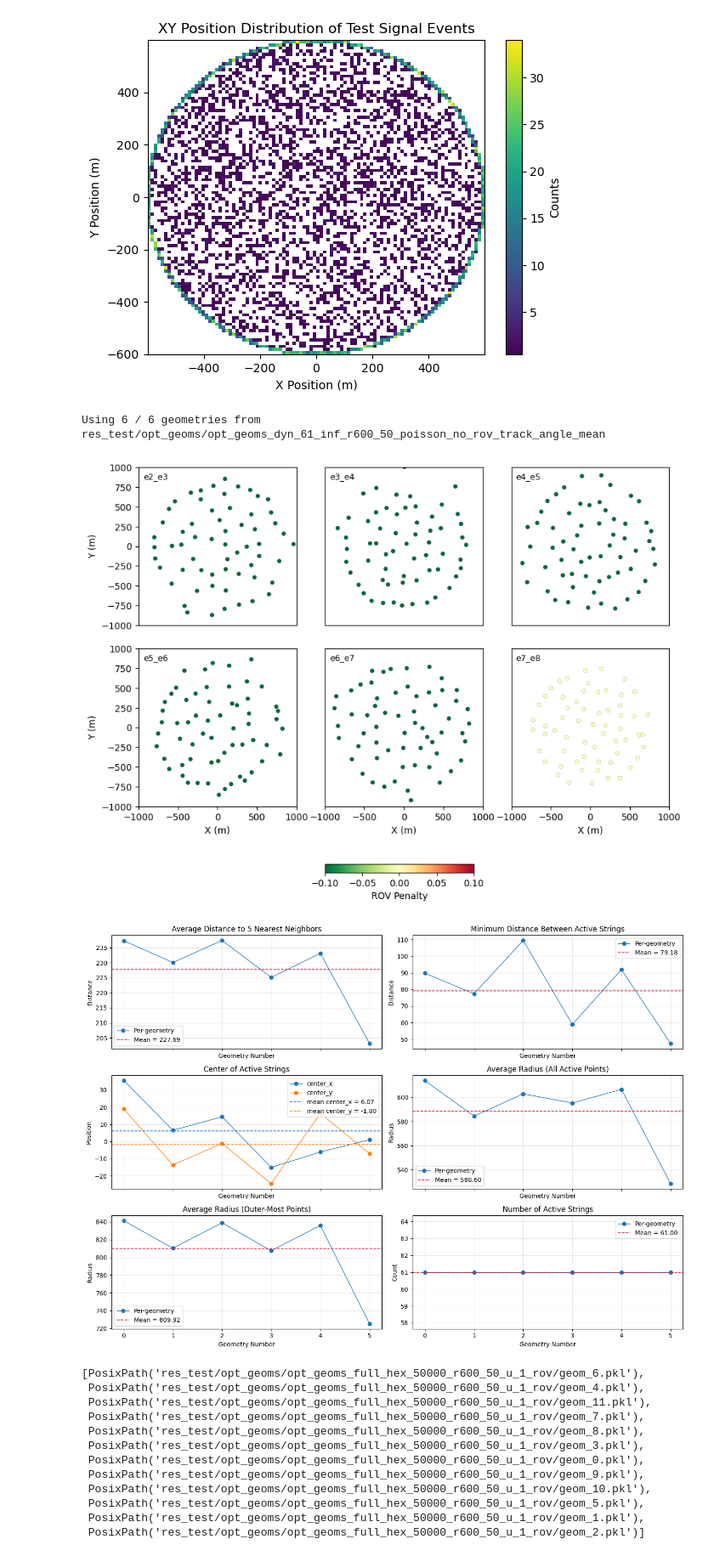
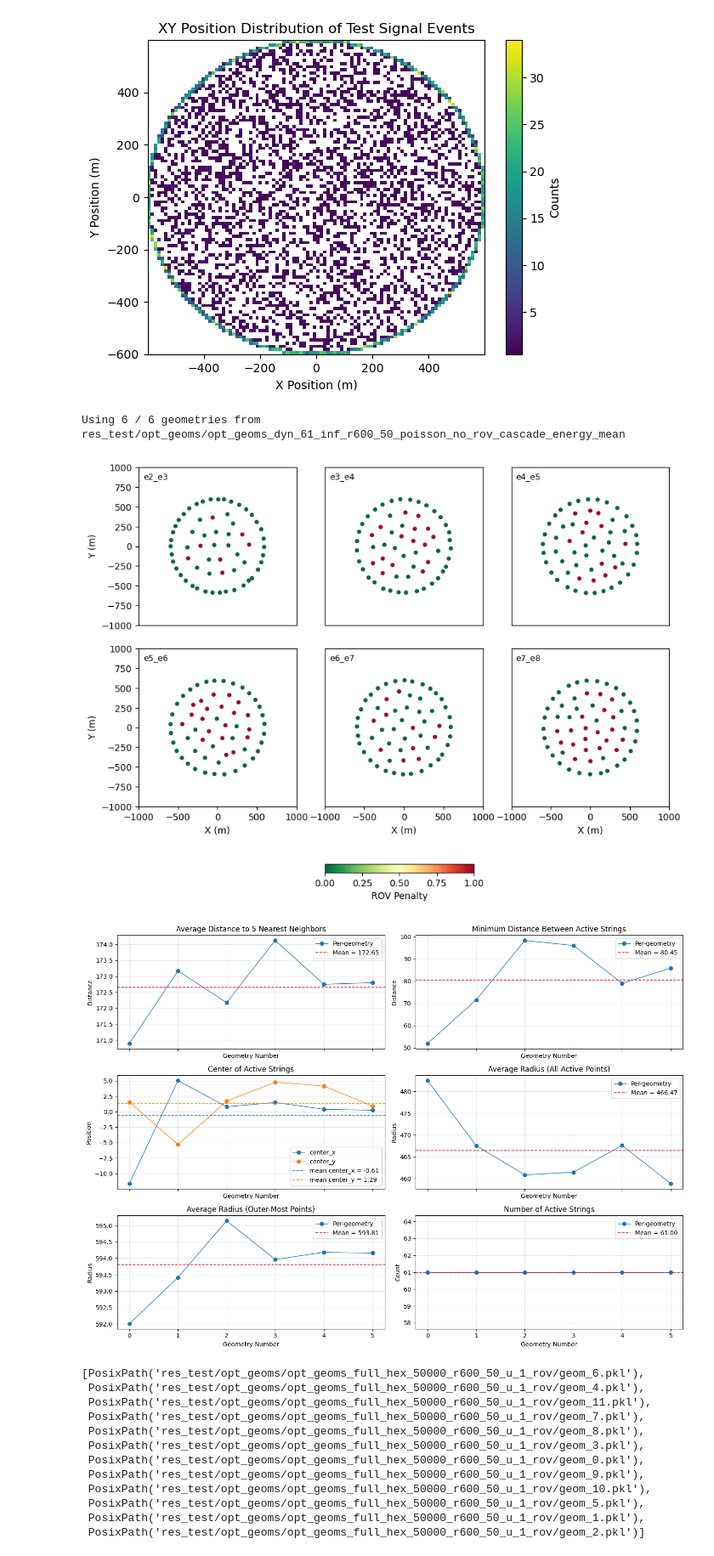
Before and after one commit to kristiantcho/nugget, a Jupyter notebook: nugget/examples/test_evaluation.ipynb, the cells around one changed output. Shown at 85% size. Cells and saved outputs as stored; diff of their text form; code cells hidden in the pictures.

```diff
--- a/nugget/examples/test_evaluation.ipynb
+++ b/nugget/examples/test_evaluation.ipynb
@@ -342,7 +342,7 @@ from scipy.spatial import ConvexHull
 
 device='cuda:2'
 # Folder containing geom_*.pkl files
-geom_folder = Path("res_test/opt_geoms/opt_geoms_dyn_61_inf_r600_50_poisson_no_rov_track_angle_mean")
+geom_folder = Path("res_test/opt_geoms/opt_geoms_dyn_61_inf_r600_50_poisson_no_rov_cascade_energy_mean")
 num_angles = 360
 num_cols = 3
 zoom_range = 1000
@@ -397,7 +397,7 @@ for ind, geom_path in enumerate(geom_paths):
     rov_per_string = (
         rov_loss(geom_dict,
                 num_angles=num_angles,
-                rov_alt_mode=False,
+                rov_alt_mode=True,
                 **{
                 'detach_other_probs':True,
                 'rov_soft_inside':False,
@@ -407,20 +407,21 @@ for ind, geom_path in enumerate(geom_paths):
                  )["rov_penalty_per_string"]
         * len(geom_dict["string_xy"])
     )
-    all_rov_penalties.extend(rov_per_string.detach().cpu().numpy().ravel())
+    # print(f"Geometry {geom_idx}: ROV penalty per string: {rov_per_string.detach().cpu().numpy()}")
+    all_rov_penalties.extend(rov_per_string.detach().cpu().numpy().ravel().clip(0, np.inf))  # Clip to avoid negative values due to numerical issues
 
     geom_records.append({
         "idx": geom_idx,
         "path": geom_path,
         "geom_dict": geom_dict,
-        "rov_per_string": rov_per_string,
+        "rov_per_string": rov_per_string.clamp(min=0),  # Clamp to avoid negative values due to numerical issues
     })
 
 if len(all_rov_penalties) == 0:
     raise RuntimeError("No ROV penalty values were computed")
 
-vmin = float(np.min(all_rov_penalties))
-vmax = float(np.max(all_rov_penalties))
+vmin = 0
+vmax = max(float(np.max(all_rov_penalties)), 1)
 
 # --- Figure 1: geometry grid ---
 num_geoms = len(geom_records)
@@ -463,7 +464,7 @@ for plot_i in range(num_rows * num_cols):
         alpha=sig_weights[sig_weights > 0.7],
         s=20,
         cmap="RdYlGn_r",
-        vmin=vmin,
+        vmin=0,
         vmax=vmax,
         edgecolors="k",
         linewidths=0.1,
@@ -507,6 +508,9 @@ if scatter is not None:
     cax = fig.add_axes([0.40, 0.01, 0.25, 0.02])
     cbar = fig.colorbar(scatter, cax=cax, orientation="horizontal")
     cbar.set_label("ROV Penalty")
+    cbar.set_ticks(np.linspace(0, vmax, 5))
+    cbar.ax.set_xlim(0, vmax)
+    # cbar.set_ticks(np.linspace(vmin, vmax, 5))
 
 plt.show()
 
@@ -623,36 +627,36 @@ axes2[2].legend()
 axes2[2].grid(alpha=0.3)
 
 axes2[3].plot(stats_idx, avg_radius_all, marker="o", linewidth=1, label="Per-geometry")
 axes2[3].axhline(avg_radius_all_mean, color="crimson", linestyle="--", linewidth=1.2, label=f"Mean = {avg_radius_all_mean:.2f}")
 axes2[3].set_title("Average Radius (All Active Points)")
 axes2[3].set_ylabel("Radius")
 axes2[3].grid(alpha=0.3)
 axes2[3].legend()
 
 axes2[4].plot(stats_idx, avg_radius_outer, marker="o", linewidth=1, label="Per-geometry")
 axes2[4].axhline(avg_radius_outer_mean, color="crimson", linestyle="--", linewidth=1.2, label=f"Mean = {avg_radius_outer_mean:.2f}")
 axes2[4].set_title("Average Radius (Outer-Most Points)")
 axes2[4].set_xlabel("Geometry Number")
 axes2[4].set_ylabel("Radius")
 axes2[4].grid(alpha=0.3)
 axes2[4].legend()
 
 axes2[5].plot(stats_idx, active_string_counts, marker="o", linewidth=1, label="Per-geometry")
 axes2[5].axhline(active_string_count_mean, color="crimson", linestyle="--", linewidth=1.2, label=f"Mean = {active_string_count_mean:.2f}")
 axes2[5].set_title("Number of Active Strings")
 axes2[5].set_ylabel("Count")
 axes2[5].grid(alpha=0.3)
 axes2[5].legend()
 
 for ax in axes2:
     ax.set_xlabel("Geometry Number")
 
 fig2.tight_layout()
 plt.show()
 # %% [output]
-Using 6 / 6 geometries from res_test/opt_geoms/opt_geoms_dyn_61_inf_r600_50_poisson_no_rov_track_angle_mean
+Using 6 / 6 geometries from res_test/opt_geoms/opt_geoms_dyn_61_inf_r600_50_poisson_no_rov_cascade_energy_mean
-[figure, old version]
+[figure, new version]
-[figure, old version]
+[figure, new version]
 # %%
 all_geom_paths[0]
 # %% [output]
```
Also changed, not shown: parts of 1 cell of this notebook, 6 other files.
